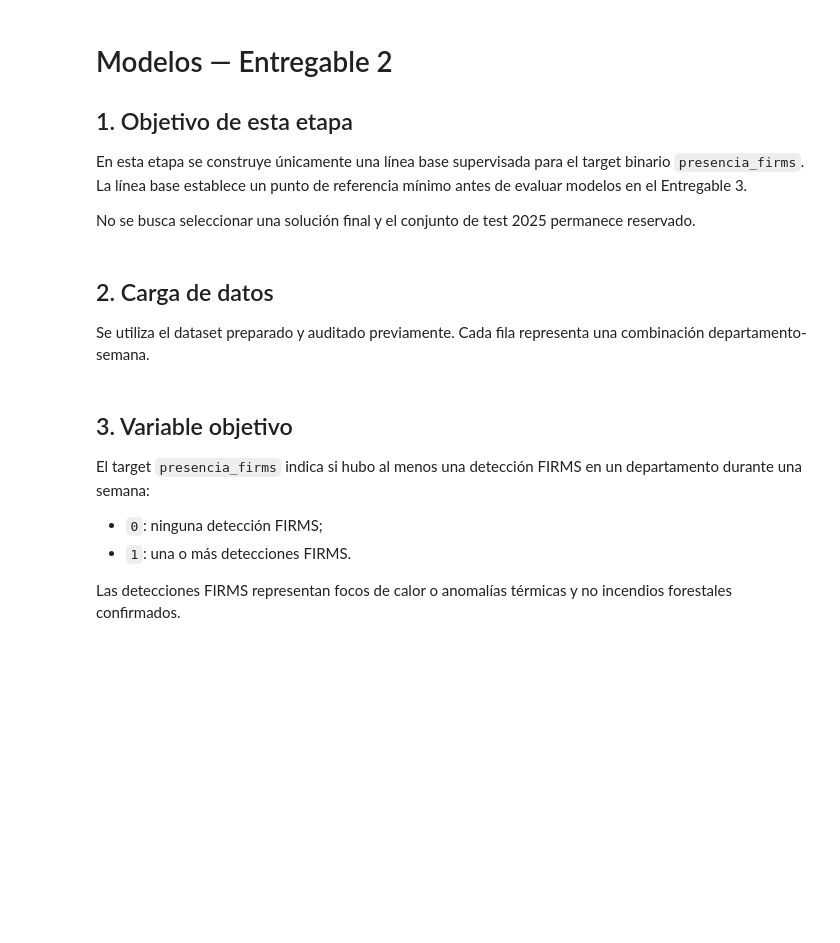
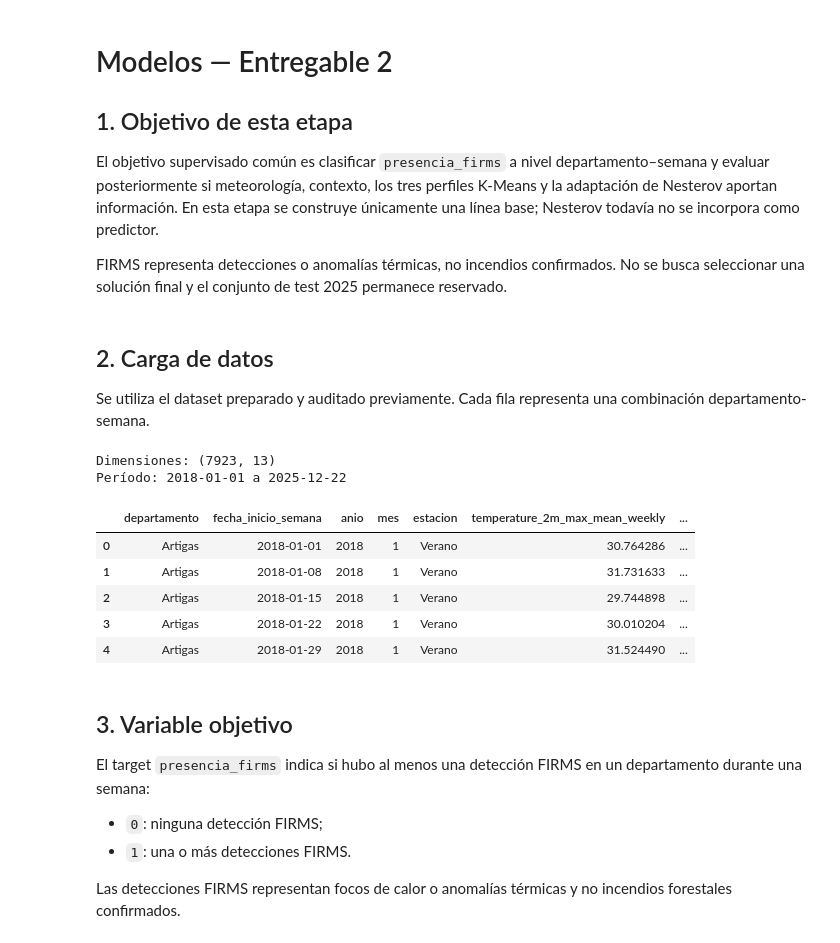
Before and after one commit to kateringonzalez-glitch/Proyecto-AA, a Jupyter notebook: data/processed/modelado/Modelos.ipynb, the cells around one changed output. Saved outputs shown, nothing was run; the diff lists cells and outputs as text; code cells hidden in the pictures; blank space fills up the shorter version.

Commit message:
Integra Nesterov y unifica la metodología del PAA

```diff
--- a/data/processed/modelado/Modelos.ipynb
+++ b/data/processed/modelado/Modelos.ipynb
@@ -3,9 +3,9 @@
 
 ## 1. Objetivo de esta etapa
 
-En esta etapa se construye únicamente una línea base supervisada para el target binario `presencia_firms`. La línea base establece un punto de referencia mínimo antes de evaluar modelos en el Entregable 3.
+El objetivo supervisado común es clasificar `presencia_firms` a nivel departamento–semana y evaluar posteriormente si meteorología, contexto, los tres perfiles K-Means y la adaptación de Nesterov aportan información. En esta etapa se construye únicamente una línea base; Nesterov todavía no se incorpora como predictor.
 
-No se busca seleccionar una solución final y el conjunto de test 2025 permanece reservado.
+FIRMS representa detecciones o anomalías térmicas, no incendios confirmados. No se busca seleccionar una solución final y el conjunto de test 2025 permanece reservado.
 # %% [markdown]
 ## 2. Carga de datos
 
@@ -13,22 +13,33 @@ Se utiliza el dataset preparado y auditado previamente. Cada fila representa una
 # %%
 from pathlib import Path
 
 import matplotlib.pyplot as plt
 import pandas as pd
 from sklearn.dummy import DummyClassifier
 from sklearn.metrics import (
     ConfusionMatrixDisplay, accuracy_score, average_precision_score,
     balanced_accuracy_score, confusion_matrix, f1_score,
     precision_score, recall_score, roc_auc_score,
 )
 
 RUTA_DATOS = Path("data/processed/modelado/dataset_modelado_presencia_firms.parquet")
+if not RUTA_DATOS.exists():
+    RUTA_DATOS = Path("dataset_modelado_presencia_firms.parquet")
 datos = pd.read_parquet(RUTA_DATOS)
 datos["fecha_inicio_semana"] = pd.to_datetime(datos["fecha_inicio_semana"], errors="raise")
 
 print("Dimensiones:", datos.shape)
 print("Período:", datos["fecha_inicio_semana"].min().date(), "a", datos["fecha_inicio_semana"].max().date())
 datos.head()
+# %% [output]
+Dimensiones: (7923, 13)
+Período: 2018-01-01 a 2025-12-22
+|  | departamento | fecha_inicio_semana | anio | mes | estacion | temperature_2m_max_mean_weekly | ... |
+| 0 | Artigas | 2018-01-01 | 2018 | 1 | Verano | 30.764286 | ... |
+| 1 | Artigas | 2018-01-08 | 2018 | 1 | Verano | 31.731633 | ... |
+| 2 | Artigas | 2018-01-15 | 2018 | 1 | Verano | 29.744898 | ... |
+| 3 | Artigas | 2018-01-22 | 2018 | 1 | Verano | 30.010204 | ... |
+| 4 | Artigas | 2018-01-29 | 2018 | 1 | Verano | 31.524490 | ... |
 # %% [markdown]
 ## 3. Variable objetivo
 
```
Also changed, not shown: parts of 8 cells of this notebook, 11 other files.
